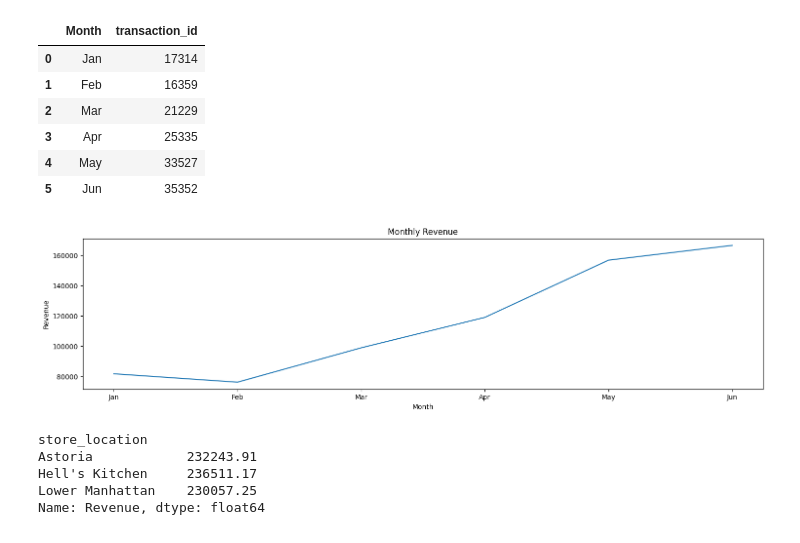
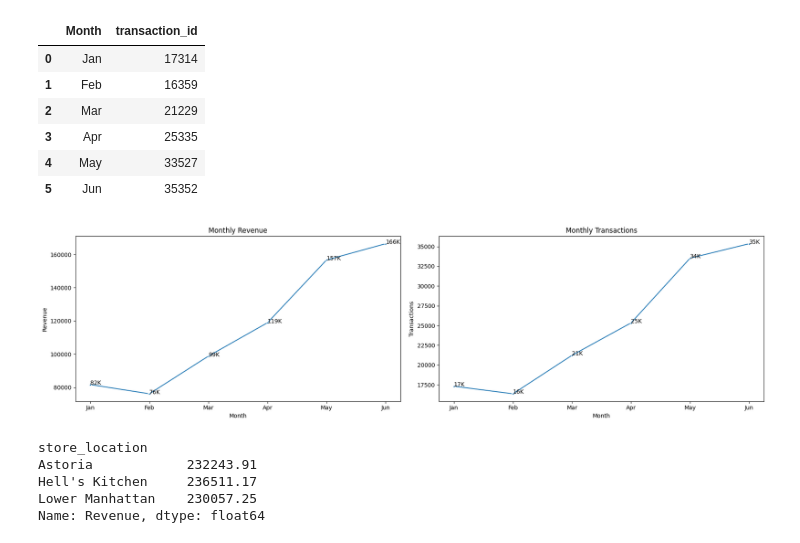
Before and after one commit to Akshay-Paunikar/Maven_Analytics_Challenges, a Jupyter notebook: Projects/Coffee_Shop_Sales/Coffee_Shop_Sales.ipynb, the cells around one changed output. Drawn from its saved outputs; the diff is of its cells as text; code cells hidden in the pictures.

Commit message:
Coffee Shop Sales - Monthly Transactions & Revenue

```diff
--- a/Projects/Coffee_Shop_Sales/Coffee_Shop_Sales.ipynb
+++ b/Projects/Coffee_Shop_Sales/Coffee_Shop_Sales.ipynb
@@ -157,17 +157,30 @@ monthly_transactn
 | 3 | Apr | 25335 |
 | 4 | May | 33527 |
 | 5 | Jun | 35352 |
-# %%
-plt.figure(figsize=(18,4))
-
-# Monthly Revenue
-
-ax1 = plt.subplot2grid((1,2), (0,0))
-sns.lineplot(data=data, x='Month', y='Revenue', estimator=np.sum, ci=None)
-plt.title("Monthly Revenue")
-plt.show()
-# %% [output]
-[figure, removed]
+# %%
+plt.figure(figsize=(18,5))
+
+# Monthly Revenue
+
+ax1 = plt.subplot2grid((1,2), (0,0))
+sns.lineplot(data=data, x='Month', y='Revenue', estimator=np.sum, ci=None, marker='*', ax=ax1)
+for x,y in zip(monthly_revenue['Month'], monthly_revenue['Revenue']):
+    plt.text(x=x, y=y-150, s=f'{y*1e-3:.0f}K')
+plt.title("Monthly Revenue")
+
+# Monthly Transactions
+
+ax2 = plt.subplot2grid((1,2), (0,1))
+sns.lineplot(data=data, x='Month', y='transaction_id', estimator="count" , ci=None, marker='*', ax=ax2)
+for x,y in zip(monthly_transactn['Month'], monthly_transactn['transaction_id']):
+    plt.text(x=x, y=y, s=f'{y*1e-3:.0f}K')
+plt.ylabel("Transactions")
+plt.title("Monthly Transactions")
+
+plt.tight_layout()
+plt.show()
+# %% [output]
+[figure, added]
 # %%
 # Store-Location-wise Revenue
 data.groupby(['store_location'])['Revenue'].sum()
```
